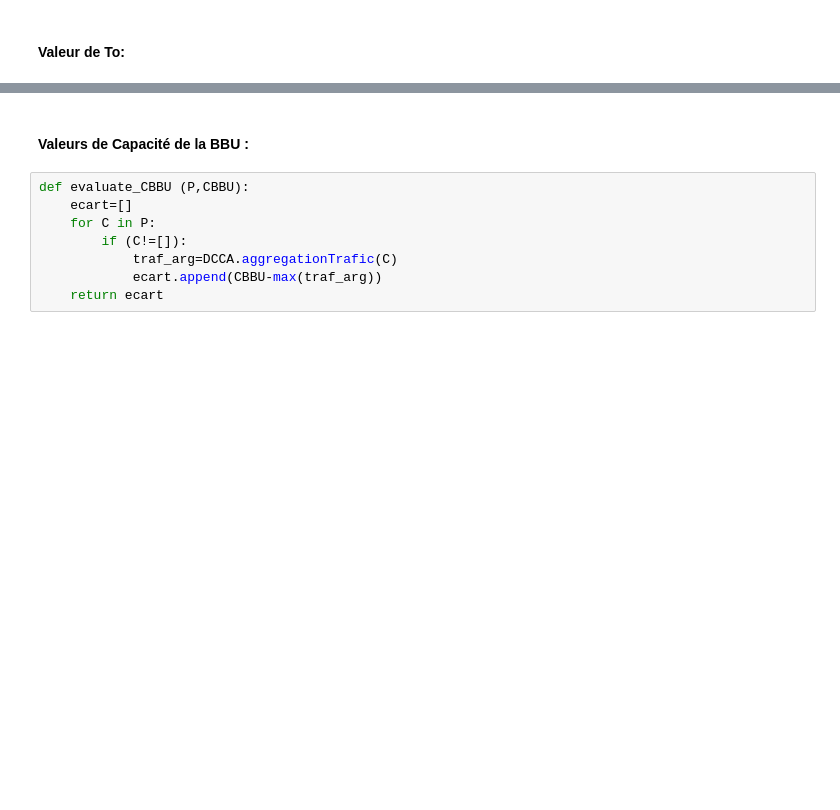
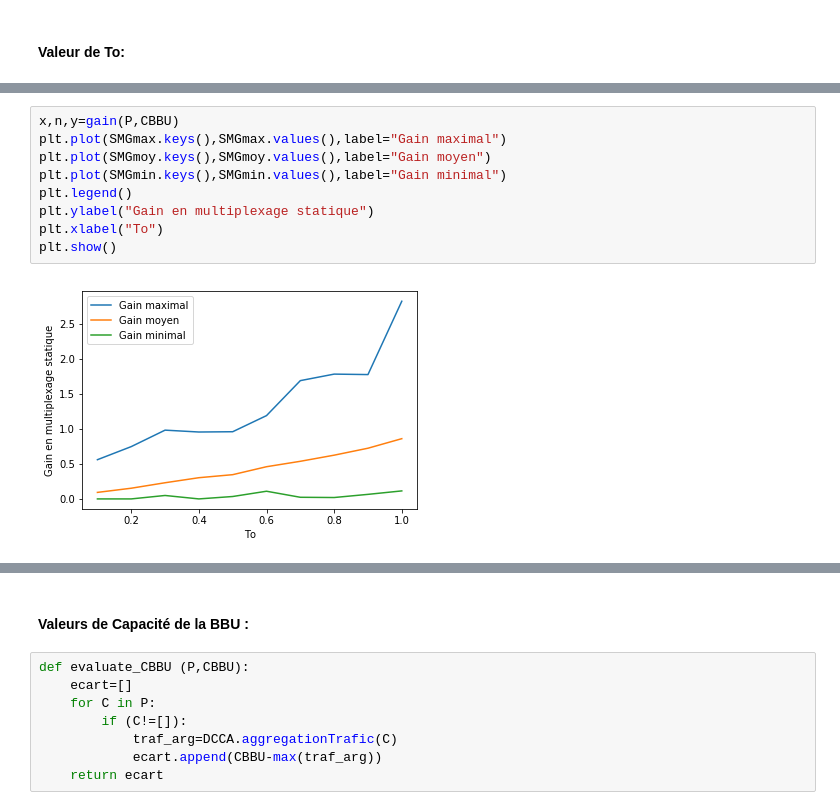
Before and after one commit to hanane-djeddal/PLDAC, a Jupyter notebook: Code/DCCA sur trafic_V3.ipynb, the cells around one changed output, grey strips where cells are left out. Drawn from its saved outputs; the diff is of its cells as text; blank space fills up the shorter version.

```diff
--- a/Code/DCCA sur trafic_V3.ipynb
+++ b/Code/DCCA sur trafic_V3.ipynb
@@ -769 +937,12 @@ plt.show()
+# %%
+x,n,y=gain(P,CBBU)
+plt.plot(SMGmax.keys(),SMGmax.values(),label="Gain maximal")
+plt.plot(SMGmoy.keys(),SMGmoy.values(),label="Gain moyen")
+plt.plot(SMGmin.keys(),SMGmin.values(),label="Gain minimal")
+plt.legend()
+plt.ylabel("Gain en multiplexage statique")
+plt.xlabel("To")
+plt.show()
+# %% [output]
+[figure, added]
 # %%
```
Also changed, not shown: parts of 32 cells of this notebook, 14 other files.
